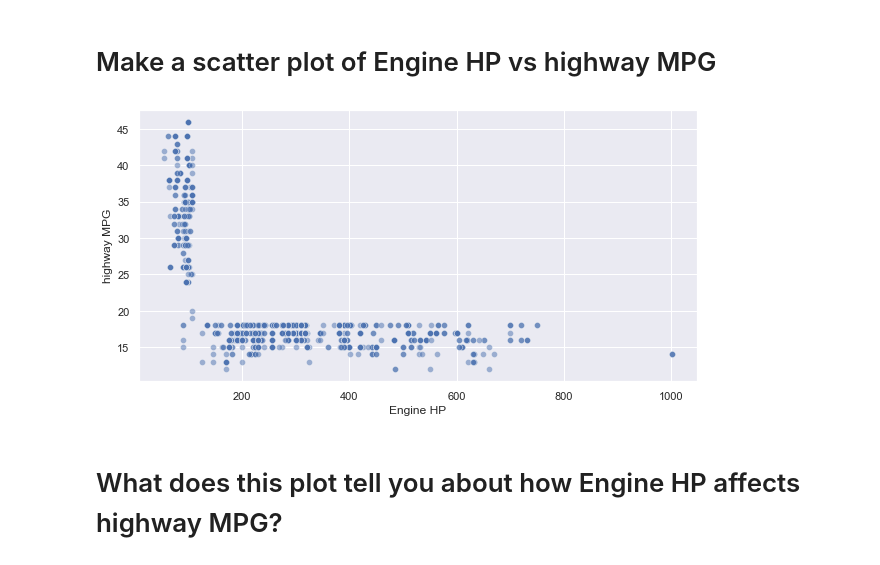
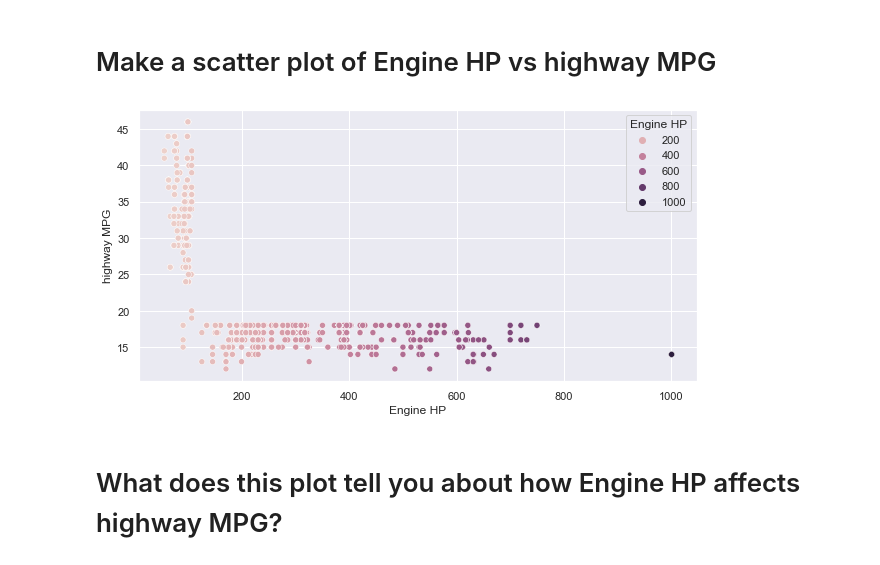
Before and after one commit to hMRZQ21/2022-fall-data-science, a Jupyter notebook: Week-02-EDA/Exercise-EDA.ipynb, the cells around one changed output. Saved outputs shown, nothing was run; the diff lists cells and outputs as text; code cells hidden in the pictures.

```diff
--- a/Week-02-EDA/Exercise-EDA.ipynb
+++ b/Week-02-EDA/Exercise-EDA.ipynb
@@ -294,9 +294,9 @@ sns.boxplot(data=df_hwyMPG, x='highway MPG');
 # %%
 # Make a scatter plot of Engine HP vs highway MPG
 new_df = pd.merge(df_hwyMPG, df_engHP, how='outer')
-ax = sns.scatterplot(data=new_df, x='Engine HP', y='highway MPG', alpha=0.5)
+ax = sns.scatterplot(data=new_df, x='Engine HP', y='highway MPG', hue="Engine HP")
 # %% [output]
-[figure, old version]
+[figure, new version]
 # %% [markdown]
 # What does this plot tell you about how Engine HP affects highway MPG?
 # %%
```
Also changed, not shown: parts of 2 cells of this notebook.
